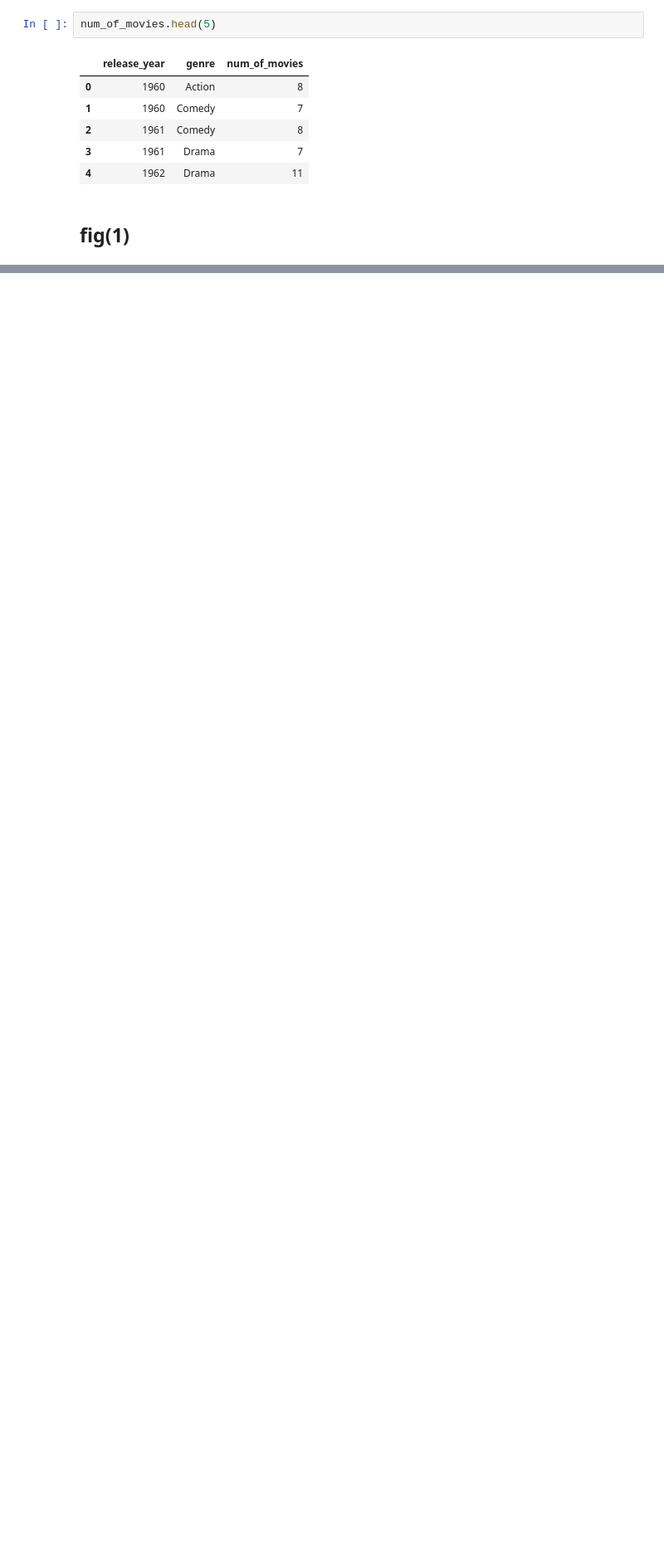
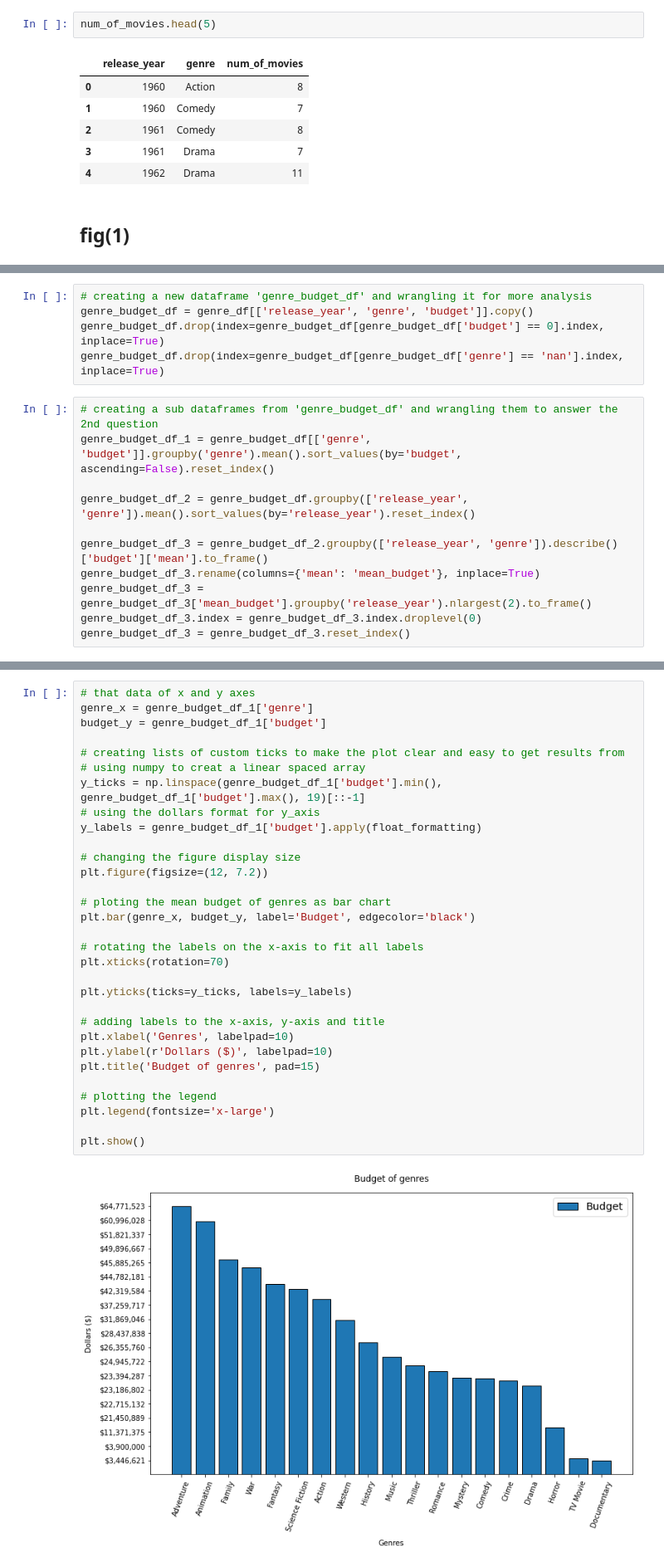
Before and after one commit to Amr-elwetaidy/Investigating-TMDP-Movies-Dataset, a Jupyter notebook: Investigating TMDP-Movies Dataset.ipynb, the cells around one changed output, grey strips where cells are left out. Shown: that part at 83% size. Drawn from its saved outputs; the diff is of its cells as text; blank space fills up the shorter version.

Commit message:
Answer the second question

```diff
--- a/Investigating TMDP-Movies Dataset.ipynb
+++ b/Investigating TMDP-Movies Dataset.ipynb
@@ -461,0 +465,16 @@ plt.show()
+# %%
+# creating a new dataframe 'genre_budget_df' and wrangling it for more analysis
+genre_budget_df = genre_df[['release_year', 'genre', 'budget']].copy()
+genre_budget_df.drop(index=genre_budget_df[genre_budget_df['budget'] == 0].index, inplace=True)
+genre_budget_df.drop(index=genre_budget_df[genre_budget_df['genre'] == 'nan'].index, inplace=True)
+# %%
+# creating a sub dataframes from 'genre_budget_df' and wrangling them to answer the 2nd question
+genre_budget_df_1 = genre_budget_df[['genre', 'budget']].groupby('genre').mean().sort_values(by='budget', ascending=False).reset_index()
+
+genre_budget_df_2 = genre_budget_df.groupby(['release_year', 'genre']).mean().sort_values(by='release_year').reset_index()
+
+genre_budget_df_3 = genre_budget_df_2.groupby(['release_year', 'genre']).describe()['budget']['mean'].to_frame()
+genre_budget_df_3.rename(columns={'mean': 'mean_budget'}, inplace=True)
+genre_budget_df_3 = genre_budget_df_3['mean_budget'].groupby('release_year').nlargest(2).to_frame()
+genre_budget_df_3.index = genre_budget_df_3.index.droplevel(0)
+genre_budget_df_3 = genre_budget_df_3.reset_index()
@@ -461,0 +494,33 @@ plt.show()
+# %%
+# that data of x and y axes
+genre_x = genre_budget_df_1['genre']
+budget_y = genre_budget_df_1['budget']
+
+# creating lists of custom ticks to make the plot clear and easy to get results from
+# using numpy to creat a linear spaced array
+y_ticks = np.linspace(genre_budget_df_1['budget'].min(), genre_budget_df_1['budget'].max(), 19)[::-1]
+# using the dollars format for y_axis
+y_labels = genre_budget_df_1['budget'].apply(float_formatting)
+
+# changing the figure display size
+plt.figure(figsize=(12, 7.2))
+
+# ploting the mean budget of genres as bar chart
+plt.bar(genre_x, budget_y, label='Budget', edgecolor='black')
+
+# rotating the labels on the x-axis to fit all labels
+plt.xticks(rotation=70)
+
+plt.yticks(ticks=y_ticks, labels=y_labels)
+
+# adding labels to the x-axis, y-axis and title
+plt.xlabel('Genres', labelpad=10)
+plt.ylabel(r'Dollars ($)', labelpad=10)
+plt.title('Budget of genres', pad=15)
+
+# plotting the legend
+plt.legend(fontsize='x-large')
+
+plt.show()
+# %% [output]
+[figure, added]
```
Also changed, not shown: parts of 9 cells of this notebook.
